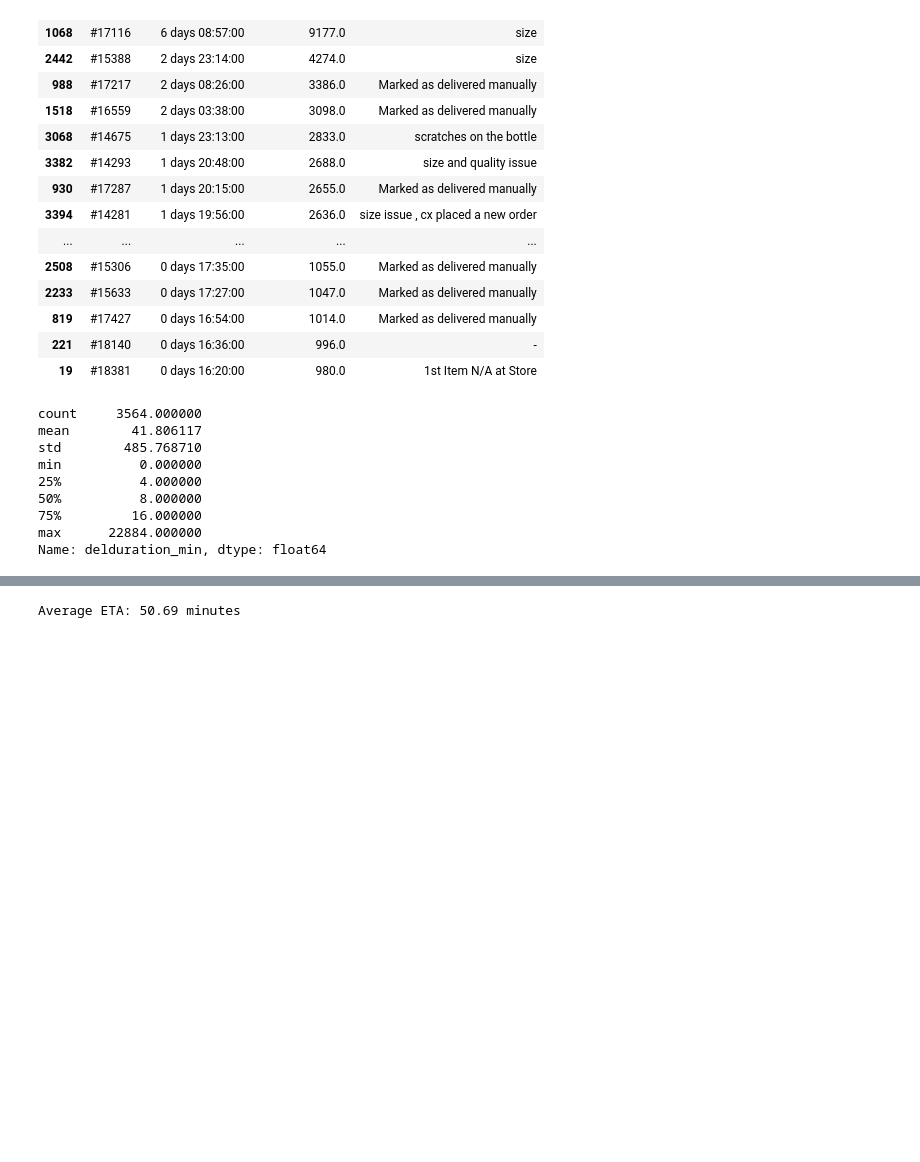
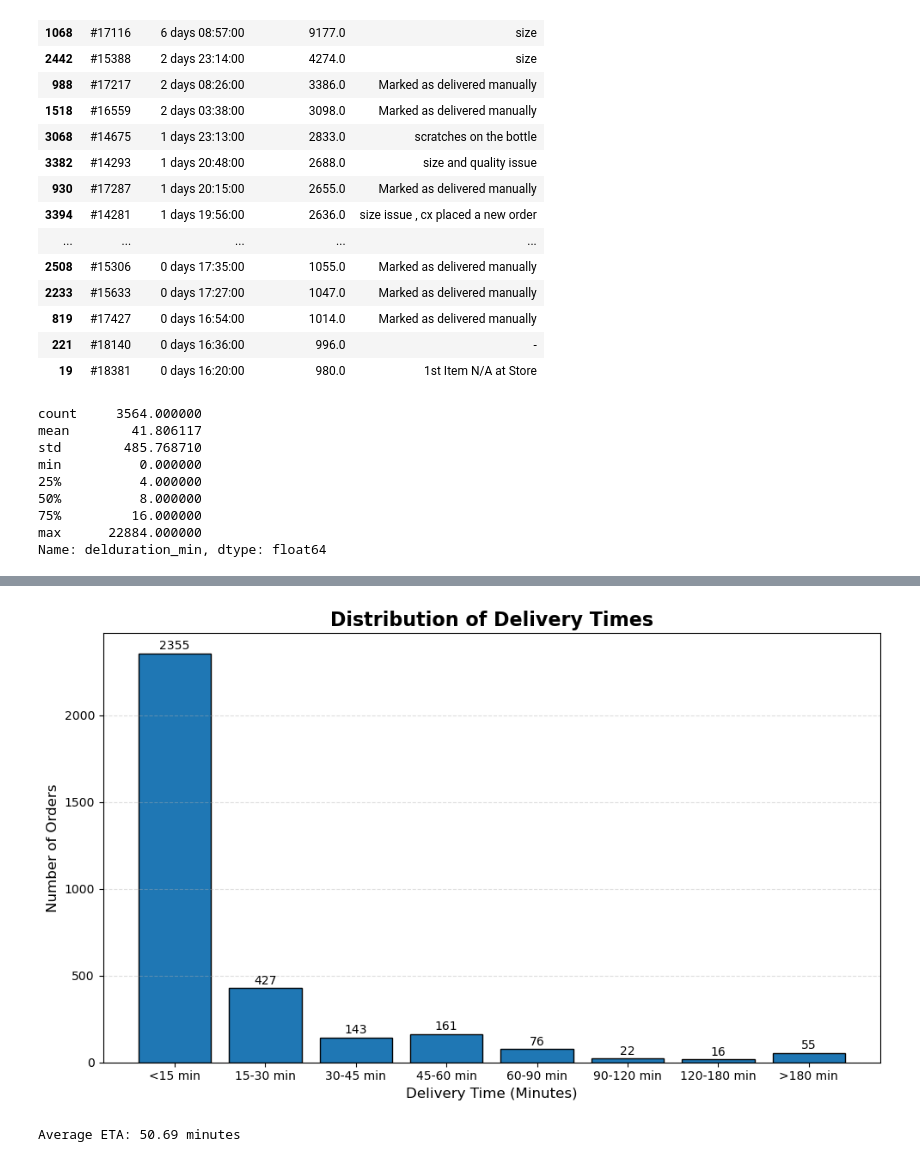
Before and after one commit to vinsin002/kiddo_assignment, a Jupyter notebook: analysis.ipynb, the cells around one changed output, grey strips where cells are left out. Saved outputs shown, nothing was run; the diff lists cells and outputs as text; code cells hidden in the pictures; blank space fills up the shorter version.

```diff
--- a/analysis.ipynb
+++ b/analysis.ipynb
@@ -459,0 +477,6 @@ plt.show()
+# %%
+mask = df['delduration_min'] > 0
+fastest = df.loc[df.loc[mask, 'delduration_min'].idxmin(),
+                 ['Order ID', 'delduration_min']]
+
+print(fastest)
@@ -460,3 +532,50 @@ plt.show()
+# %%
+bins = [0, 15, 30, 45, 60, 90, 120, 180, float('inf')]
+labels = [
+    '<15 min',
+    '15-30 min',
+    '30-45 min',
+    '45-60 min',
+    '60-90 min',
+    '90-120 min',
+    '120-180 min',
+    '>180 min'
+]
+
+delivery_dist = pd.cut(
+    df.loc[mask, 'delduration_min'],
+    bins=bins,
+    labels=labels,
+    include_lowest=True
+).value_counts(sort=False)
+
+plt.figure(figsize=(10,6))
+
+bars = plt.bar(
+    delivery_dist.index.astype(str),
+    delivery_dist.values,
+    edgecolor='black'
+)
+
+plt.title('Distribution of Delivery Times', fontsize=16, weight='bold')
+plt.xlabel('Delivery Time (Minutes)', fontsize=12)
+plt.ylabel('Number of Orders', fontsize=12)
+
+# Add value labels
+for bar in bars:
+    plt.text(
+        bar.get_x() + bar.get_width()/2,
+        bar.get_height() + max(delivery_dist.values)*0.01,
+        int(bar.get_height()),
+        ha='center',
+        fontsize=10
+    )
+
+plt.grid(axis='y', linestyle='--', alpha=0.4)
+plt.tight_layout()
+plt.show()
+# %% [output]
+[figure, added]
 # %%
 avg_eta=df['Expected_ETA'].mean()
 # %%
```
Also changed, not shown: parts of 13 cells of this notebook, 1 other file.
